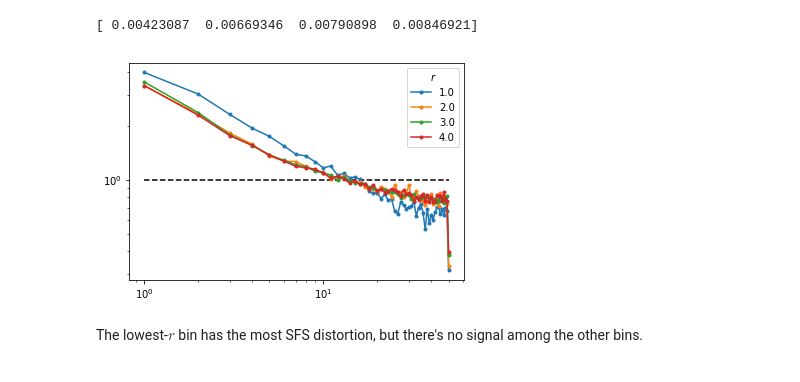
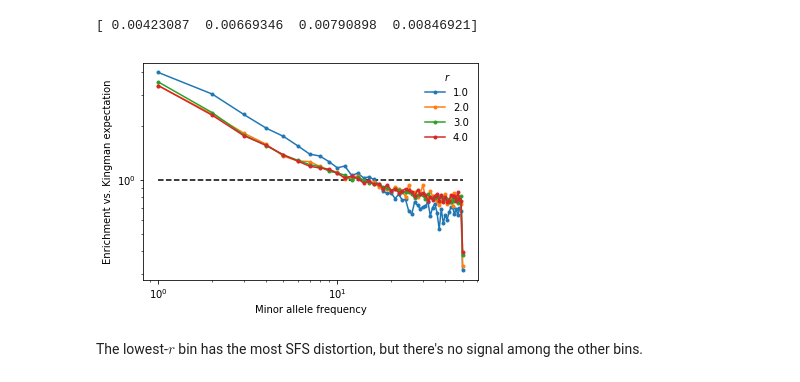
Before and after one commit to dp-rice/multiplemergers, a Jupyter notebook: notebooks/joint_sfs_by_r.ipynb, the cells around one changed output. Drawn from its saved outputs; the diff is of its cells as text; code cells hidden in the pictures.

```diff
--- a/notebooks/joint_sfs_by_r.ipynb
+++ b/notebooks/joint_sfs_by_r.ipynb
@@ -8,7 +8,7 @@ from denoise import denoise
 # %%
 chroms = ['2L', '2R', '3L', '3R']
 recomb_dir = "../data/recombination_maps/Comeron_tables/"
-maf_dir = '/project/jnovembre/data/external_public/DPGP3/'
+maf_dir = '../data/'
 # %% [markdown]
 # Recombination map
 # %% [markdown]
@@ -200,12 +213,14 @@ sfs_neut_bins[:,0] = 1.0 - np.sum(sfs_neut_bins[:,1:],axis=1)
 # %%
 for i in range(n_bins):
     plt.loglog(sfs_bins[i,:] / sfs_neut_bins[i,:], '.-', label=r_bins[i]+.5)
 #plt.ylim([1e-3,1])
 plt.hlines(1,1,50, linestyle='dashed')
 plt.legend(title='$r$')
+plt.xlabel('Minor allele frequency')
+plt.ylabel('Enrichment vs. Kingman expectation')
 plt.show()
 # %% [output]
-[figure, old version]
+[figure, new version]
 # %% [markdown]
 The lowest-$r$ bin has the most SFS distortion, but there's no signal among the other bins.
 # %% [markdown]
```
Also changed, not shown: parts of 19 cells of this notebook, 3 other files.
